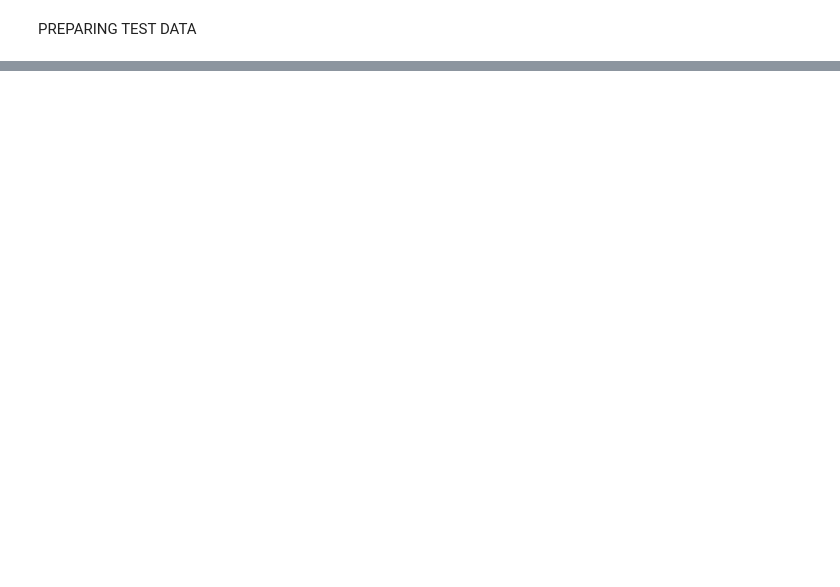
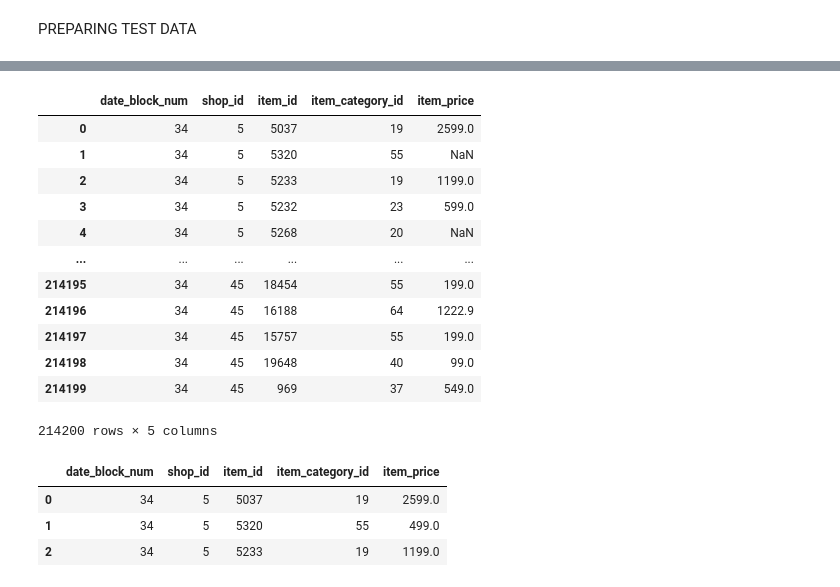
Before and after one commit to nhutthongnguyen/senhong-predict-sales, a Jupyter notebook: predict-sale-multi-algorithm.ipynb, the cells around one changed output, grey strips where cells are left out. Drawn from its saved outputs; the diff is of its cells as text; code cells hidden in the pictures; blank space fills up the shorter version.

```diff
--- a/predict-sale-multi-algorithm.ipynb
+++ b/predict-sale-multi-algorithm.ipynb
@@ -304,9 +269,0 @@ rfr
-# %%
-item_price = dict(train_data.groupby('item_id')['item_price'].last().reset_index().values)
-train_data_copy['item_price'] = train_data_copy.item_id.map(item_price)
-# %%
-train_data_copy = train_data_copy.groupby(['date_block_num', 'shop_id', 'item_id', 'item_price', 'item_category_id']).agg({'item_cnt_month':'sum'}).reset_index()
-train_data_copy
-# %%
-train_data_copy['item_revenue'] = train_data_copy.item_price * train_data_copy.item_cnt_month
-train_data_copy
@@ -331,16 +288,33 @@ test_data_copy = test_data.copy()
 # %%
 # test_data_copy['day'] = test_data_copy.item_id.map(day)
 # test_data_copy['month'] = test_data_copy.item_id.map(month)
 # test_data_copy['year'] = test_data_copy.item_id.map(year)
 test_data_copy['item_category_id'] = test_data_copy.item_id.map(item_category_id)
 test_data_copy['item_price'] = test_data_copy.item_id.map(item_price)
-test_data_copy['item_revenue'] = test_data_copy.item_id.map(item_revenue)
 test_data_copy
+# %% [output]
+|  | date_block_num | shop_id | item_id | item_category_id | item_price |
+| 0 | 34 | 5 | 5037 | 19 | 2599.0 |
+| 1 | 34 | 5 | 5320 | 55 | NaN |
+| 2 | 34 | 5 | 5233 | 19 | 1199.0 |
+| 3 | 34 | 5 | 5232 | 23 | 599.0 |
+| 4 | 34 | 5 | 5268 | 20 | NaN |
+| ... | ... | ... | ... | ... | ... |
+| 214195 | 34 | 45 | 18454 | 55 | 199.0 |
+| 214196 | 34 | 45 | 16188 | 64 | 1222.9 |
+| 214197 | 34 | 45 | 15757 | 55 | 199.0 |
+| 214198 | 34 | 45 | 19648 | 40 | 99.0 |
+| 214199 | 34 | 45 | 969 | 37 | 549.0 |
+214200 rows × 5 columns
 # %%
-test_data_copy = test_data_copy[['date_block_num', 'shop_id', 'item_id', 'item_category_id', 'item_price', 'item_revenue']]
+test_data_copy = test_data_copy[['date_block_num', 'shop_id', 'item_id', 'item_category_id', 'item_price']]
 test_data_copy['item_price'] = test_data_copy['item_price'].fillna(test_data_copy['item_price'].median())
-test_data_copy['item_revenue'] = test_data_copy['item_revenue'].fillna(test_data_copy['item_revenue'].median())
 test_data_copy.head(3)
+# %% [output]
+|  | date_block_num | shop_id | item_id | item_category_id | item_price |
+| 0 | 34 | 5 | 5037 | 19 | 2599.0 |
+| 1 | 34 | 5 | 5320 | 55 | 499.0 |
+| 2 | 34 | 5 | 5233 | 19 | 1199.0 |
 # %%
 item_category_id = dict(items.groupby('item_id')['item_category_id'].last().reset_index().values)
 test_data_copy['item_category_id'] = test_data_copy.item_id.map(item_category_id)
```
Also changed, not shown: parts of 68 cells of this notebook.
